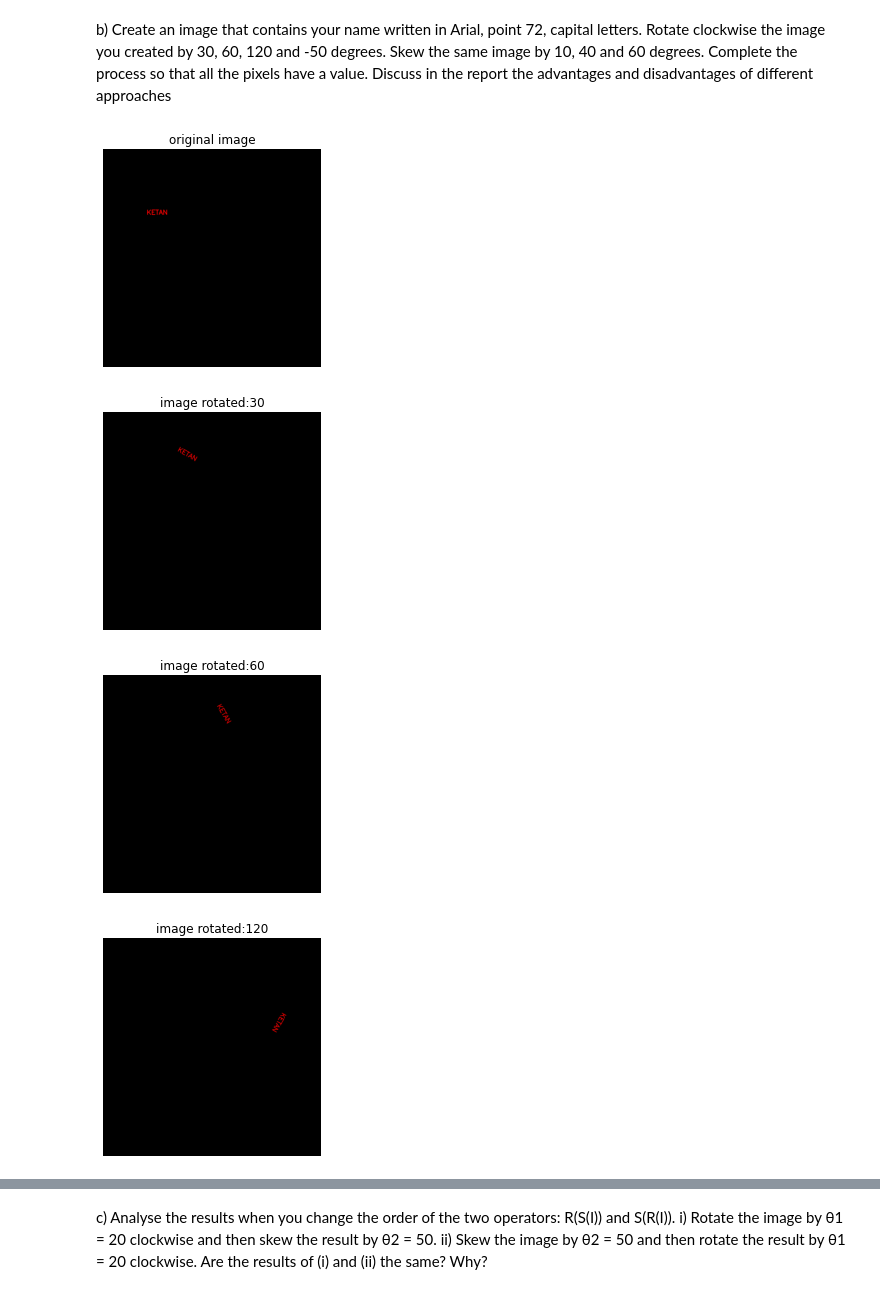
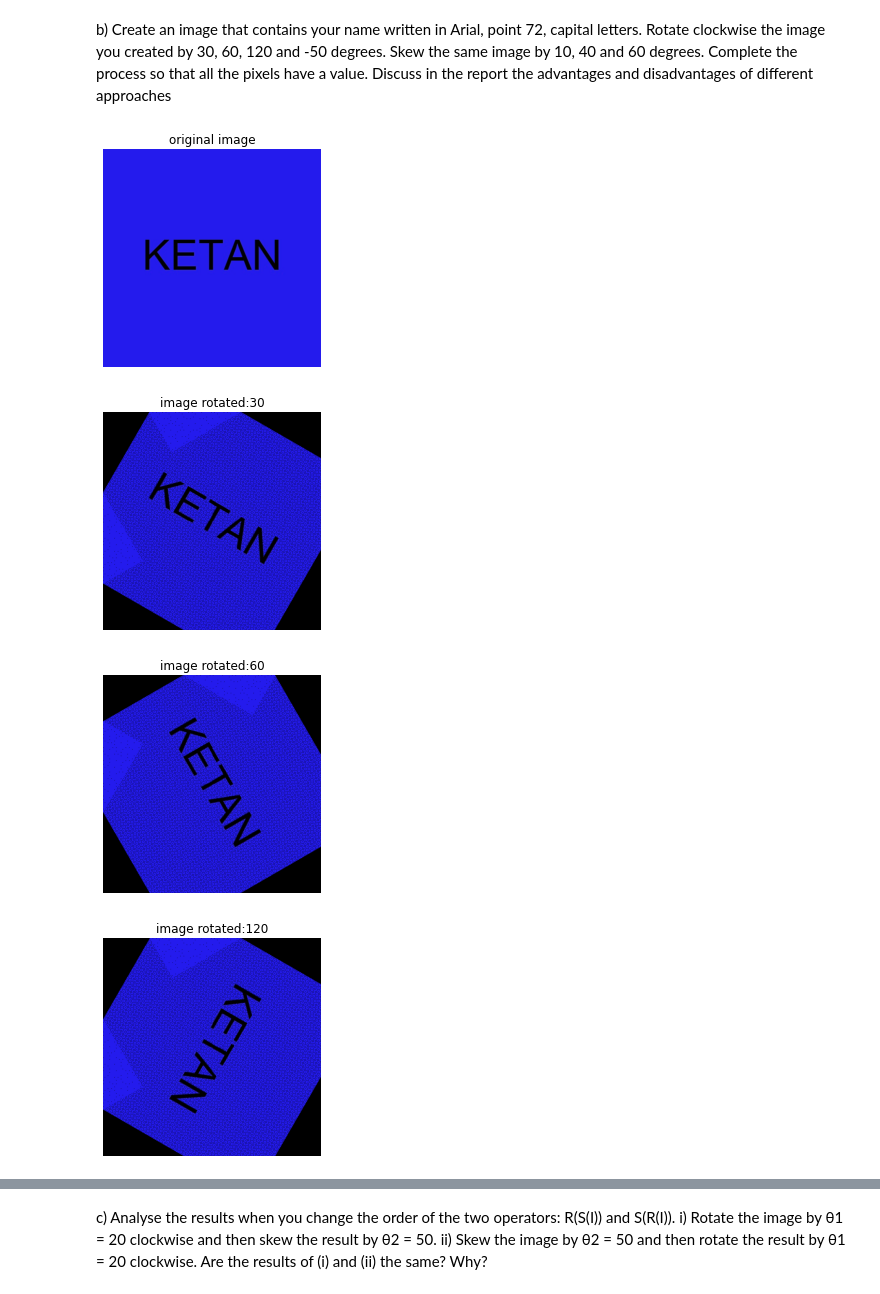
Before and after one commit to ketanchaudhari32/COMPUTER_VISION_BASIC_OPERATIONS_FROM_SCRATCH, a Jupyter notebook: ICV_Assignment_1_1_Transformations.ipynb, the cells around one changed output, grey strips where cells are left out. Cells and saved outputs as stored; diff of their text form; code cells hidden in the pictures.

```diff
--- a/ICV_Assignment_1_1_Transformations.ipynb
+++ b/ICV_Assignment_1_1_Transformations.ipynb
@@ -39,18 +39,15 @@ def ICV_rotation_skewing(img, rotation_angle, skewing_angle):
     for i in range(original_img_height):
         for j in range(original_img_width):
 
-            #input matrix
+            #input matrix wrt to centre
             multiple_matrix = np.array([original_img_height-i-original_centre_height,original_img_width-j-original_centre_width])
-
-            #centre co-ordinates matrix for making operation wrt to centre
-            #centre_coordinate_matrix = np.array([-original_centre_height,-original_centre_width])
 
             #clockwise rotation matrix
             function_matrix = np.array([[math.cos(rotation_angle), math.sin(rotation_angle)],
                                         [-math.sin(rotation_angle), math.cos(rotation_angle)]])
 
             #perfroming rotation
-            new_cordinates = function_matrix @ multiple_matrix #- centre_coordinate_matrix
+            new_cordinates = function_matrix @ multiple_matrix
             new_x = int(new_cordinates[0])
             new_y = int(new_cordinates[1])
 
@@ -77,9 +74,16 @@ def ICV_rotation_skewing(img, rotation_angle, skewing_angle):
             multiple_matrix = np.array([i,j])
 
             #skewing matrix
-            skewing_matrix = np.array([[1, math.tan(skewing_angle/2)],
+            #skewing_matrix = np.array([[1, math.tan(skewing_angle/2)],
+            #                         [0, 1]])
+            skew_factor = 0
+            try :
+                skew_factor = 1/math.tan(skewing_angle)
+            except:
+                pass
+
+            skewing_matrix = np.array([[1, skew_factor],
                                      [0, 1]])
-
 
             #performing skewing
             new_cordinates = skewing_matrix @ multiple_matrix
@@ -103,9 +107,9 @@ degrees. Complete the process so that all the pixels have a value. Discuss in th
 advantages and disadvantages of different approaches
 # %%
 #creating empty image containing name
-#name_image = cv2.imread('ques_1.jpg')
-#name_image = np.zeros([1000,1000,3],dtype=np.uint8)
-name_image = np.zeros([1000,1000,3],dtype=np.uint8)
+name_image = cv2.imread('NAME.jpg')
+'''
+name_image = np.zeros([600,600,3],dtype=np.uint8)
 
 # fontScale
 fontScale = 1
@@ -116,39 +120,39 @@ font = cv2.FONT_HERSHEY_SIMPLEX
 # Red color in RGB
 color = (255, 0, 0)
 
-# Line thickness of 2 px
-thickness = 2
+# Line thickness
+thickness = 1
 
 # Using cv2.putText() method
 name_image = cv2.putText(name_image, 'KETAN', (200,300), font, fontScale, color, thickness, cv2.LINE_AA)
-
+'''
 # showing original image
 plt.imshow(name_image)
 plt.axis('off')
 plt.title("original image")
 plt.show()
 
 for i in [30, 60, 120, -50]: #angle of rotation
     rotated_skewed_img = ICV_rotation_skewing(name_image, i, 0) #calling rotation and skewing function
     img_name_string = "image rotated:"+str(i) #creating outpur string
 
     # showing Transformed image
     plt.imshow(rotated_skewed_img)
     plt.axis('off')
     plt.title(img_name_string)
-    plt.show(block=False)
+    plt.show(block=True)
 
 for j in [10, 40, 60]: #angle of skewing
     rotated_skewed_img = ICV_rotation_skewing(name_image, 0, j) #calling rotation and skewing function
     img_name_string = "image  skewed:"+str(j) #creating outpur string
 
     # showing Transformed image
     plt.imshow(rotated_skewed_img)
     plt.axis('off')
     plt.title(img_name_string)
-    plt.show(block=False)
+    plt.show(block=True)
 # %% [output]
-[figure, old version]
+[figure, new version]
-[figure, old version]
+[figure, new version]
-[figure, old version]
+[figure, new version]
-[figure, old version]
+[figure, new version]
```
Also changed, not shown: parts of 2 cells of this notebook, 3 other files.
